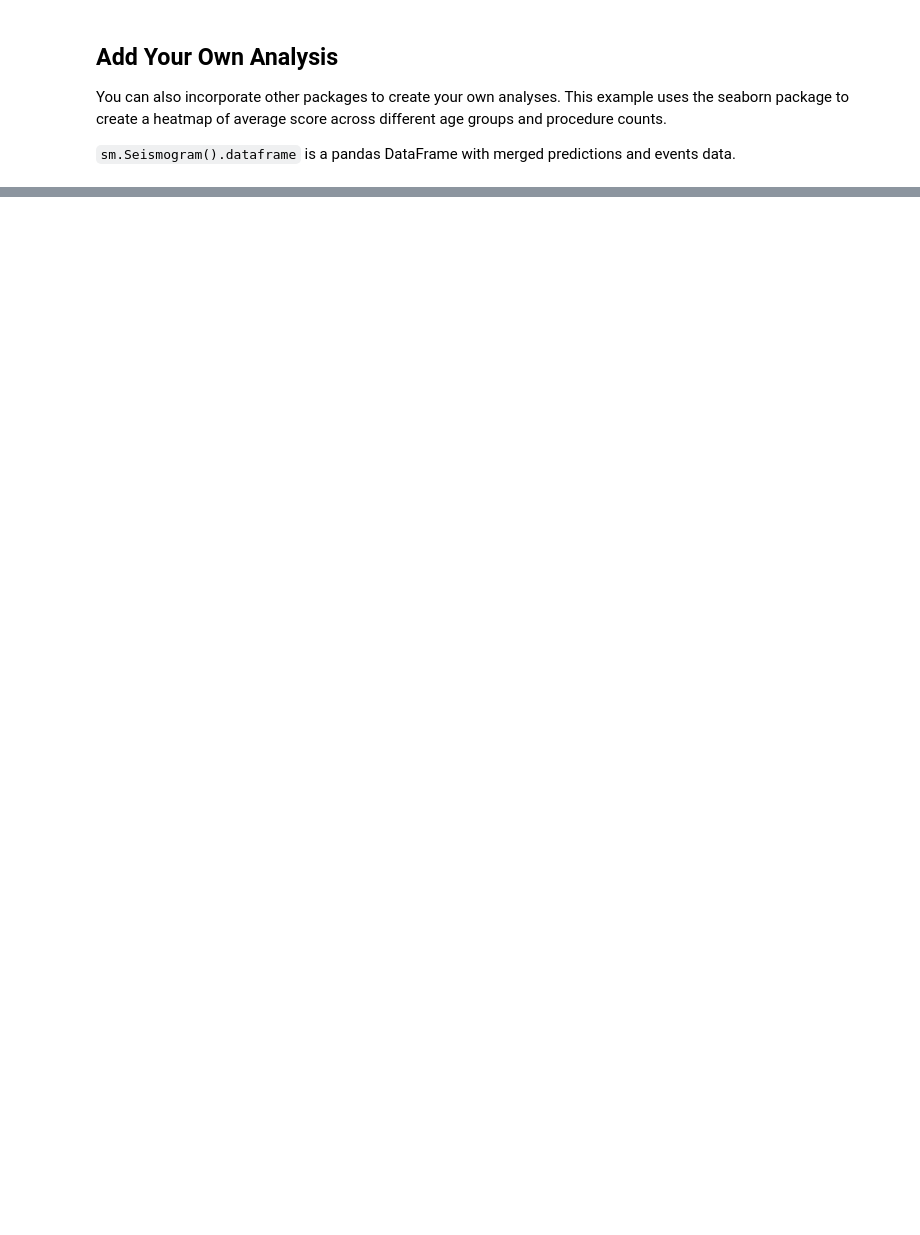
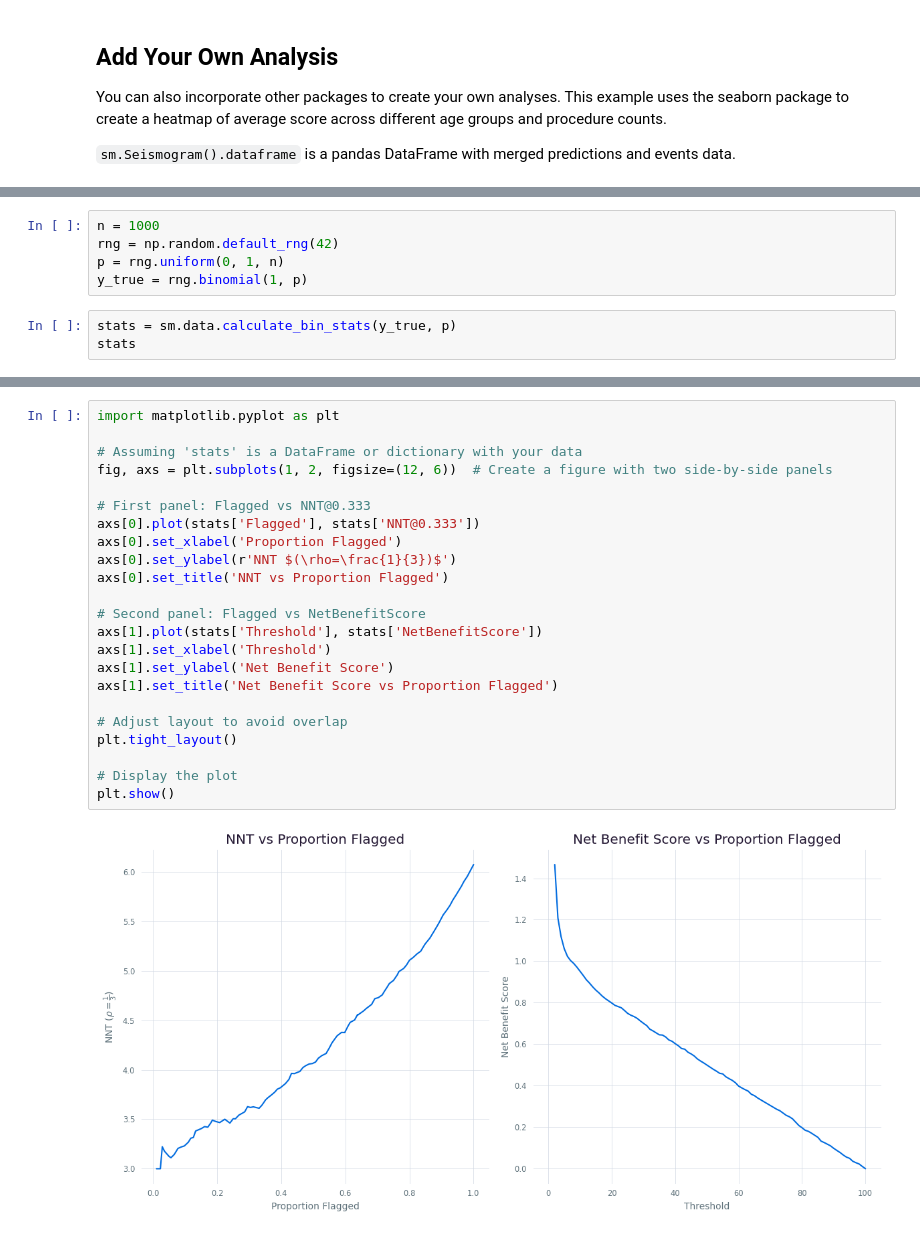
Before and after one commit to epic-open-source/seismometer, a Jupyter notebook: example-notebooks/binary-classifier/classifier_bin.ipynb, the cells around one changed output, grey strips where cells are left out. Cells and saved outputs as stored; diff of their text form; blank space fills up the shorter version.

Commit message:
additional metrics to stats calculation
Implemented absolute risk reduction (ARR), number needed to treat (NNT), and net benefit score in stats calculation.

```diff
--- a/example-notebooks/binary-classifier/classifier_bin.ipynb
+++ b/example-notebooks/binary-classifier/classifier_bin.ipynb
@@ -218,0 +304,8 @@ ExplorationModelSubgroupEvaluationWidget("Heatmap", plot_heat_map)
+# %%
+n = 1000
+rng = np.random.default_rng(42)
+p = rng.uniform(0, 1, n)
+y_true = rng.binomial(1, p)
+# %%
+stats = sm.data.calculate_bin_stats(y_true, p)
+stats
@@ -218,0 +326,25 @@ ExplorationModelSubgroupEvaluationWidget("Heatmap", plot_heat_map)
+# %%
+import matplotlib.pyplot as plt
+
+# Assuming 'stats' is a DataFrame or dictionary with your data
+fig, axs = plt.subplots(1, 2, figsize=(12, 6))  # Create a figure with two side-by-side panels
+
+# First panel: Flagged vs NNT@0.333
+axs[0].plot(stats['Flagged'], stats['NNT@0.333'])
+axs[0].set_xlabel('Proportion Flagged')
+axs[0].set_ylabel(r'NNT $(\rho=\frac{1}{3})$')
+axs[0].set_title('NNT vs Proportion Flagged')
+
+# Second panel: Flagged vs NetBenefitScore
+axs[1].plot(stats['Threshold'], stats['NetBenefitScore'])
+axs[1].set_xlabel('Threshold')
+axs[1].set_ylabel('Net Benefit Score')
+axs[1].set_title('Net Benefit Score vs Proportion Flagged')
+
+# Adjust layout to avoid overlap
+plt.tight_layout()
+
+# Display the plot
+plt.show()
+# %% [output]
+[figure, added]
```
Also changed, not shown: parts of 19 cells of this notebook, 1 other file.
